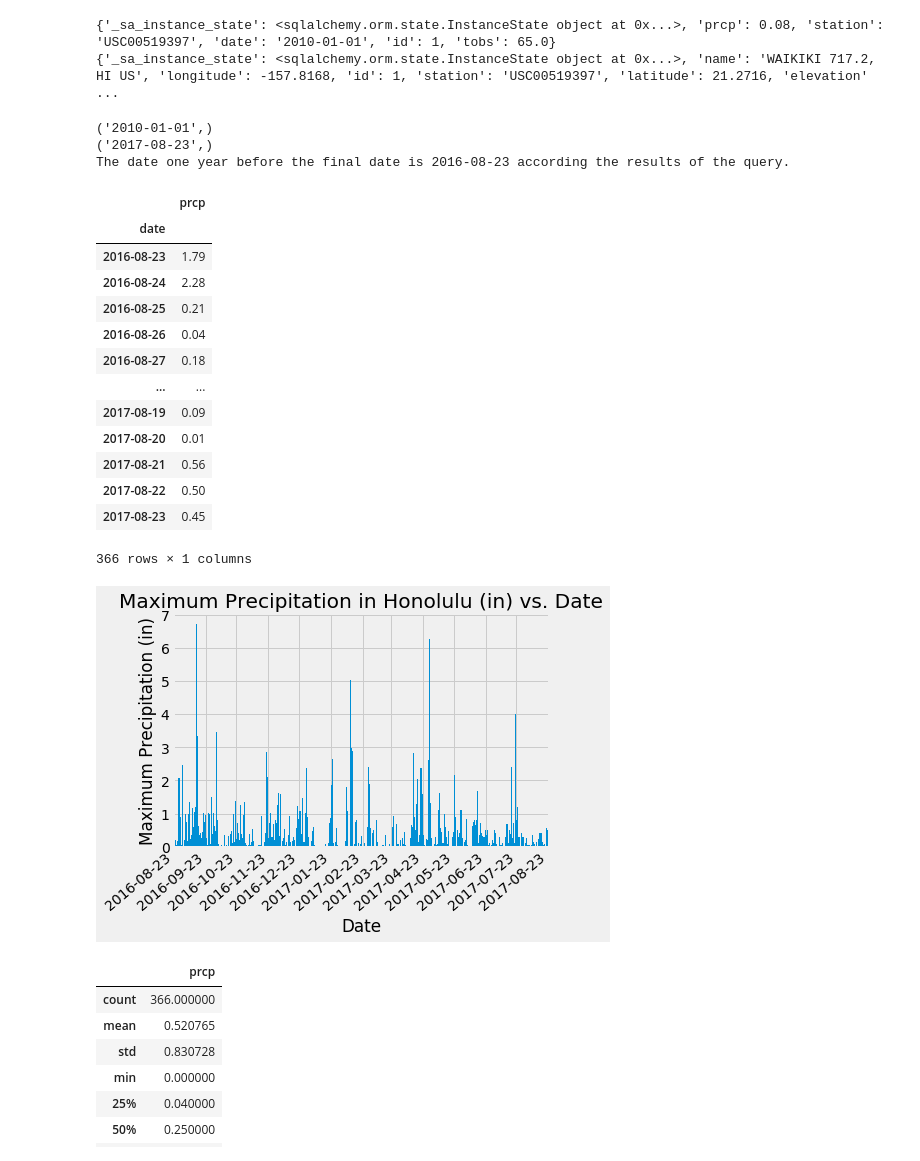
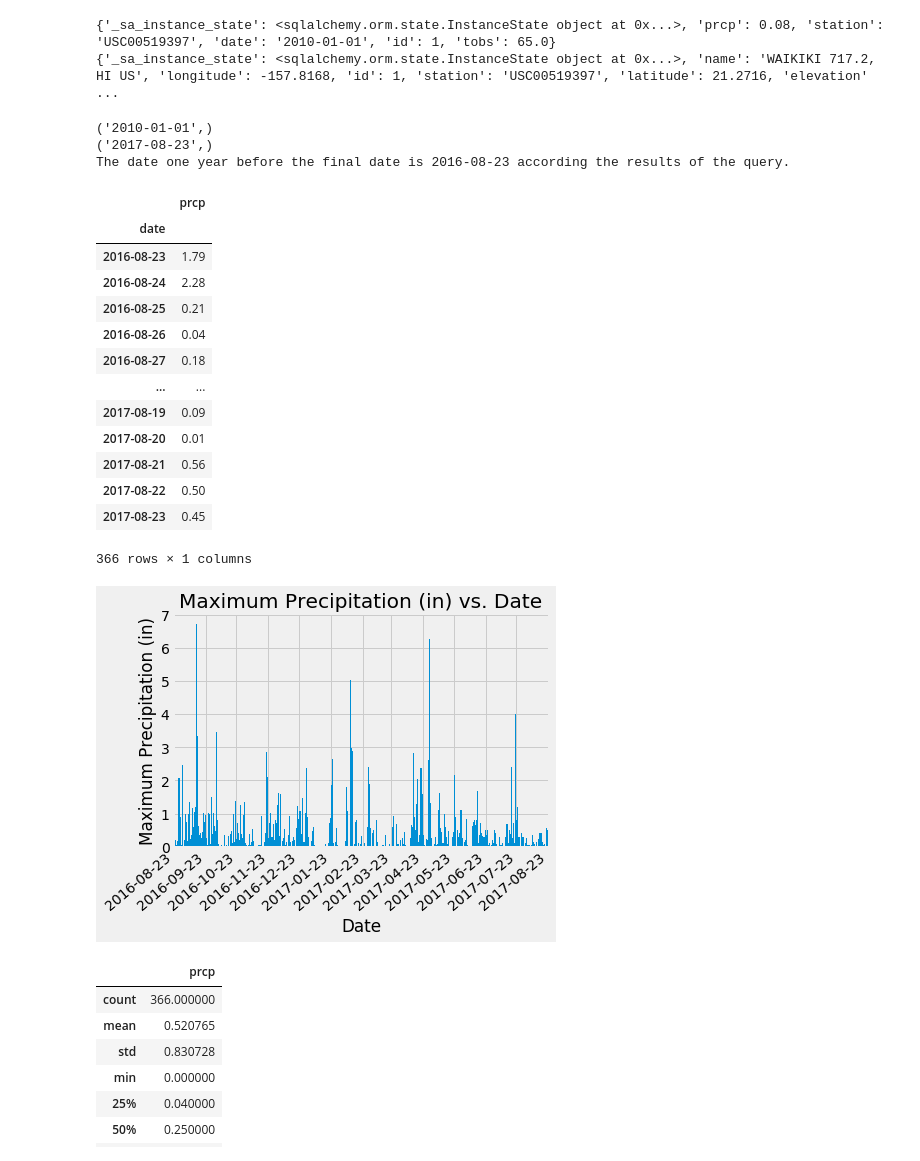
Before and after one commit to Gendo90/sqlalchemy-challenge, a Jupyter notebook: climate_starter.ipynb, the cells around one changed output. Drawn from its saved outputs; the diff is of its cells as text; code cells hidden in the pictures.

```diff
--- a/climate_starter.ipynb
+++ b/climate_starter.ipynb
@@ -105,38 +105,38 @@ for i, date in enumerate(max_precipitation_df.index):
 #copy of month_values to be used for the tick locations after the first list is expended for the xtick labels
 month_values2 = month_values[:]
 
-precip_axes = max_precipitation_df.plot(kind="bar", y="prcp", width=1, title="Maximum Precipitation in Honolulu (in) vs. Date", legend=False)
+precip_axes = max_precipitation_df.plot(kind="bar", y="prcp", width=1, title="Maximum Precipitation (in) vs. Date", legend=False)
 
 precip_axes.xaxis.minorTicks = precip_axes.xaxis.majorTicks
 precip_axes.set_xticklabels([month_values.pop(0).strftime("%Y-%m-%d") for i in range(len(max_precipitation_df.index)) if(i in month_index_values)],
                             rotation=40, ha="right")
 
 
 # print(plt.axis()) - used to determine the units for the x-axis, since datetime could not be compared to float!
 precip_axes.set_xticks([(month_values2.pop(0)-max_precipitation_df.index[0]).days for i in range(len(max_precipitation_df.index)) if(i in month_index_values)])
 precip_axes.set_xlabel("Date")
 precip_axes.set_ylabel("Maximum Precipitation (in)")
 
 max_precipitation_df
 # %% [output]
 ('2010-01-01',)
 ('2017-08-23',)
 The date one year before the final date is 2016-08-23 according the results of the query.
 |  | prcp |
 | date |  |
 | 2016-08-23 | 1.79 |
 | 2016-08-24 | 2.28 |
 | 2016-08-25 | 0.21 |
 | 2016-08-26 | 0.04 |
 | 2016-08-27 | 0.18 |
 | ... | ... |
 | 2017-08-19 | 0.09 |
 | 2017-08-20 | 0.01 |
 | 2017-08-21 | 0.56 |
 | 2017-08-22 | 0.50 |
 | 2017-08-23 | 0.45 |
 366 rows × 1 columns
-[figure, old version]
+[figure, new version]
 # %%
 # Use Pandas to calculate the summary statistics for the precipitation data
 max_precipitation_df.describe()
```
Also changed, not shown: parts of 1 cell of this notebook.
